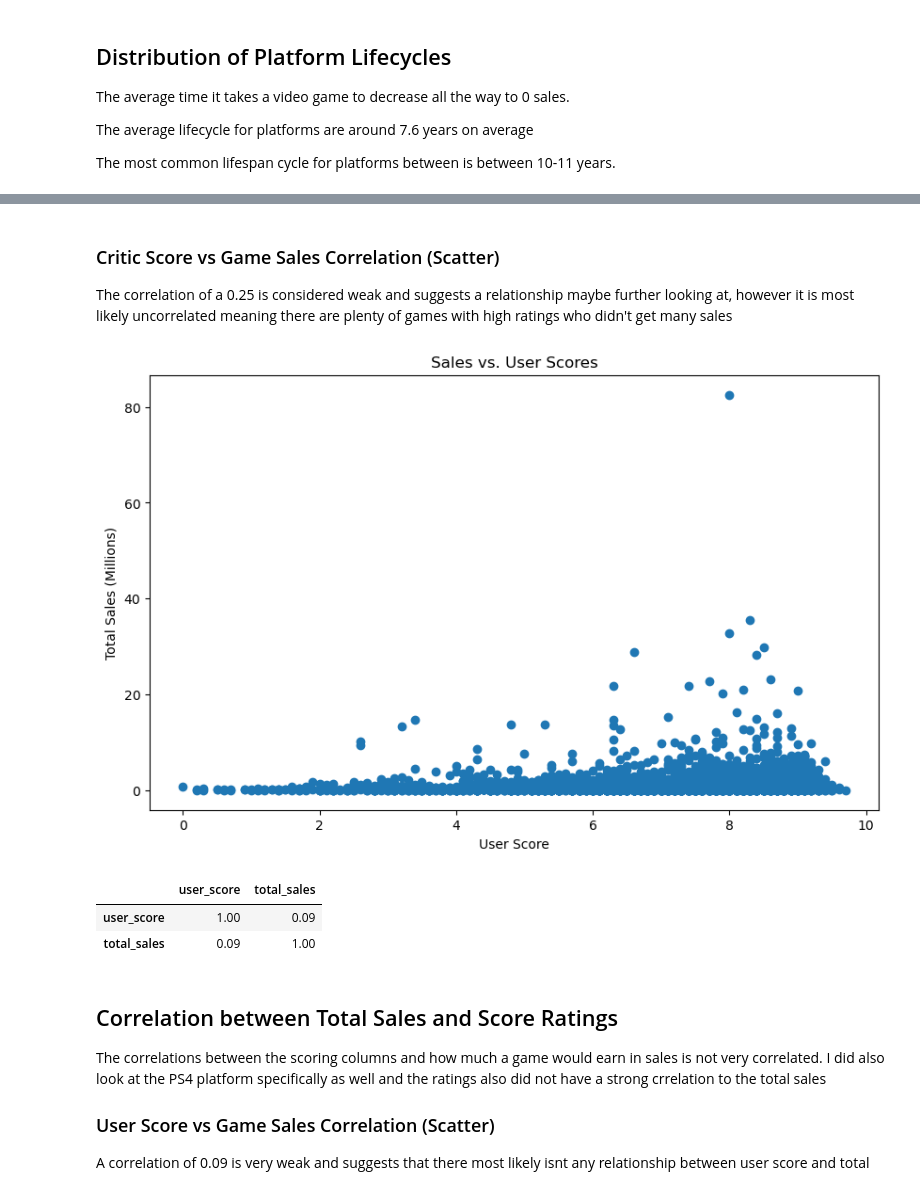
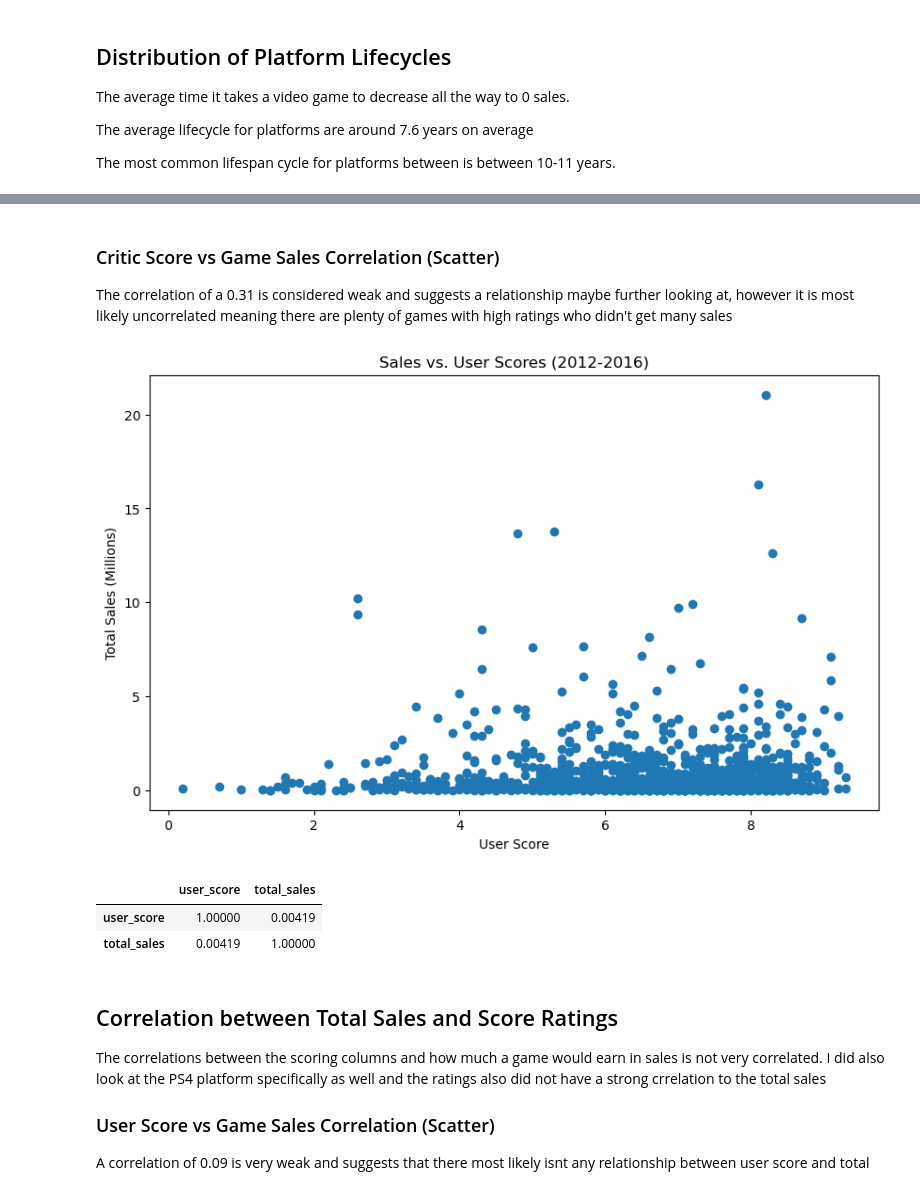
Before and after one commit to oliver-worth/GameStore-Ice-, a Jupyter notebook: IceEda-1.ipynb, the cells around one changed output, grey strips where cells are left out. Saved outputs shown, nothing was run; the diff lists cells and outputs as text; code cells hidden in the pictures.

```diff
--- a/IceEda-1.ipynb
+++ b/IceEda-1.ipynb
@@ -132,0 +148,3 @@ df['user_score'].duplicated().sum()
+# %%
+df = df.drop_duplicates(subset=['name', 'platform', 'year_of_release'], keep='first')
+# dropping duplicates from DataFrame
@@ -412,0 +506,4 @@ filtered_df.head()
+# %%
+df_2012_2016 = df[(df['year_of_release'] >= 2012) & (df['year_of_release'] <= 2016)]
+
+df_2012_2016.head()
@@ -530,5 +657,5 @@ critic_scores_df
 # %%
-user_scores_df = df[['name', 'platform', 'year_of_release', 'total_sales', 'user_score']]
+user_scores_df = df_2012_2016[['name', 'platform', 'year_of_release', 'total_sales', 'user_score']]
 # Im dropping all rows when the value of column user_score is NaN. I didn't want to add median values for those because if I were to draw up a distribution it would screw up my analsysis and skew everything towards the center
 user_scores_df = user_scores_df.dropna(subset=['user_score'])
 
@@ -571,24 +771,24 @@ correlation_c.corr().round(2)
 # %% [markdown]
 ### Critic Score vs Game Sales Correlation (Scatter)
 
-The correlation of a 0.25 is considered weak and suggests a relationship maybe further looking at, however it is most likely uncorrelated meaning there are plenty of games with high ratings who didn't get many sales
+The correlation of a 0.31 is considered weak and suggests a relationship maybe further looking at, however it is most likely uncorrelated meaning there are plenty of games with high ratings who didn't get many sales
 # %%
 plt.figure(figsize=(10, 6))
 plt.scatter(user_scores_df['user_score'], user_scores_df['total_sales'])
-plt.title('Sales vs. User Scores')
+plt.title('Sales vs. User Scores (2012-2016)')
 plt.xlabel('User Score')
 plt.ylabel('Total Sales (Millions)')
 plt.show()
 # %% [output]
-[figure, old version]
+[figure, new version]
 # %%
 correlation_u = user_scores_df[['user_score', 'total_sales']]
 # Calculating correlation
-correlation_u.corr().round(2)
+correlation_u.corr().round(5)
 # %% [output]
 |  | user_score | total_sales |
-| user_score | 1.00 | 0.09 |
-| total_sales | 0.09 | 1.00 |
+| user_score | 1.00000 | 0.00419 |
+| total_sales | 0.00419 | 1.00000 |
 # %% [markdown]
 ## Correlation between Total Sales and Score Ratings
 
```
Also changed, not shown: parts of 61 cells of this notebook.
